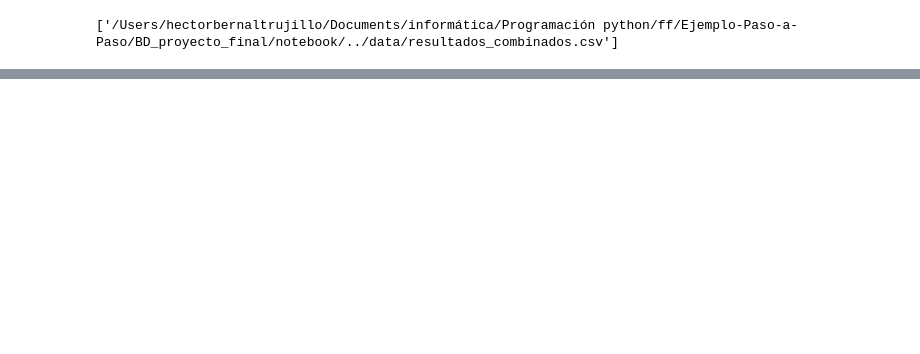
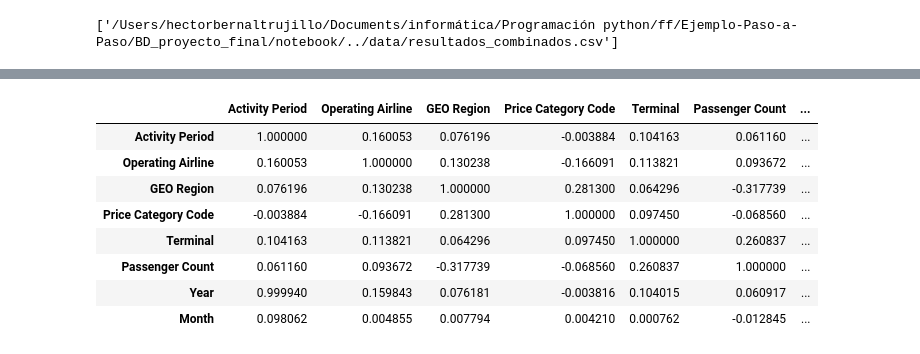
Before and after one commit to albabernal03/BD_proyecto_final, a Jupyter notebook: notebook/analisis.ipynb, the cells around one changed output, grey strips where cells are left out. Cells and saved outputs as stored; diff of their text form; code cells hidden in the pictures; blank space fills up the shorter version.

```diff
--- a/notebook/analisis.ipynb
+++ b/notebook/analisis.ipynb
@@ -211,0 +295,15 @@ resultados_combinados.to_csv('../data/resultados_combinados.csv', single_file =
+# %%
+#Cogemos las columnas numéricas para calcular la matriz de correlación
+columnas_numericas= df_encoded.select_dtypes(include=['int64','float64', 'int8']).columns
+matriz_correlacion= df_encoded[columnas_numericas].corr(method='pearson')
+matriz_correlacion
+# %% [output]
+|  | Activity Period | Operating Airline | GEO Region | Price Category Code | Terminal | Passenger Count | ... |
+| Activity Period | 1.000000 | 0.160053 | 0.076196 | -0.003884 | 0.104163 | 0.061160 | ... |
+| Operating Airline | 0.160053 | 1.000000 | 0.130238 | -0.166091 | 0.113821 | 0.093672 | ... |
+| GEO Region | 0.076196 | 0.130238 | 1.000000 | 0.281300 | 0.064296 | -0.317739 | ... |
+| Price Category Code | -0.003884 | -0.166091 | 0.281300 | 1.000000 | 0.097450 | -0.068560 | ... |
+| Terminal | 0.104163 | 0.113821 | 0.064296 | 0.097450 | 1.000000 | 0.260837 | ... |
+| Passenger Count | 0.061160 | 0.093672 | -0.317739 | -0.068560 | 0.260837 | 1.000000 | ... |
+| Year | 0.999940 | 0.159843 | 0.076181 | -0.003816 | 0.104015 | 0.060917 | ... |
+| Month | 0.098062 | 0.004855 | 0.007794 | 0.004210 | 0.000762 | -0.012845 | ... |
```
Also changed, not shown: parts of 9 cells of this notebook, 1 other file.
